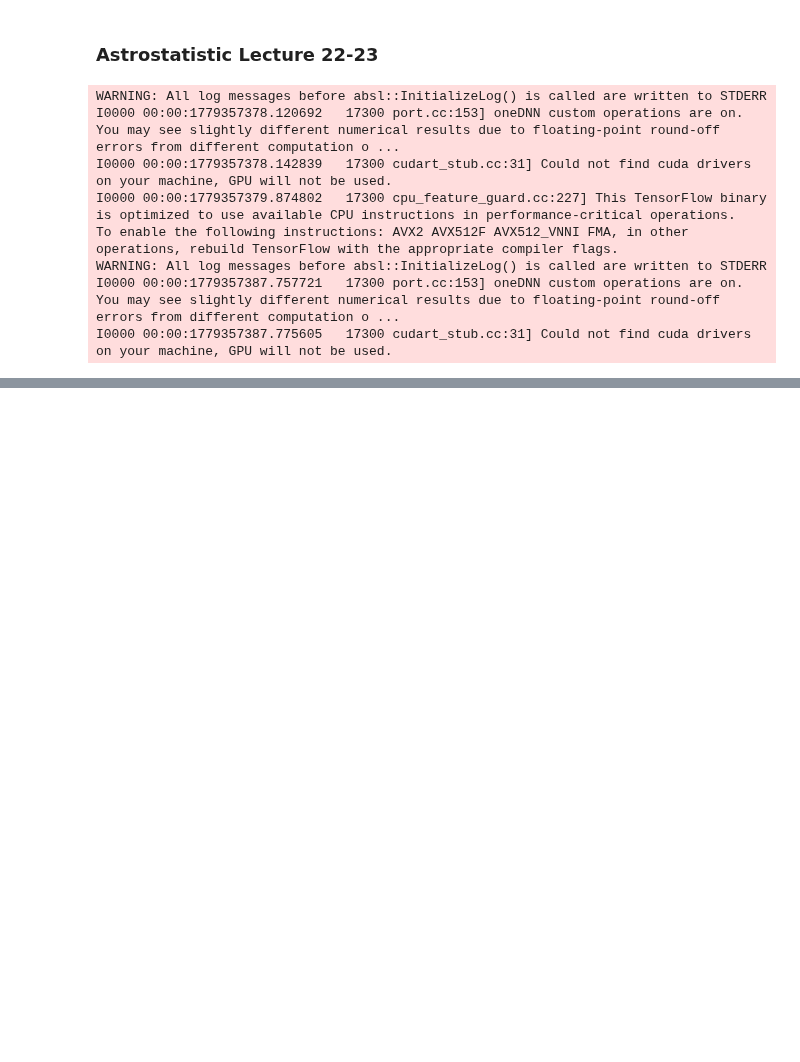
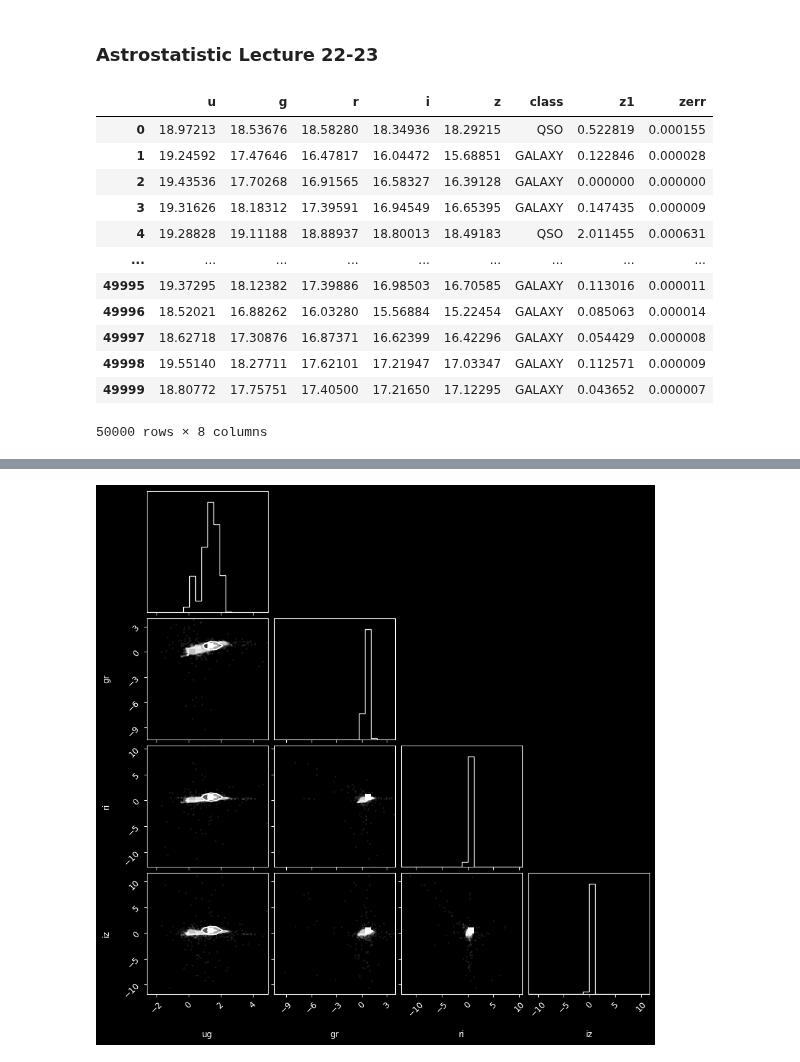
Before and after one commit to RiccardoFanton/astrostatistics_bicocca_2026, a Jupyter notebook: working/Lecture_22.ipynb, the cells around one changed output, grey strips where cells are left out. Drawn from its saved outputs; the diff is of its cells as text; code cells hidden in the pictures; blank space fills up the shorter version.

```diff
--- a/working/Lecture_22.ipynb
+++ b/working/Lecture_22.ipynb
@@ -1,18 +1,61 @@
 # %% [markdown]
 ### Astrostatistic Lecture 22-23
 # %%
-#il gulco gianilava la brava (Davide Gerosa 2026)
 import tensorflow as tf
-import torch
-import torch.nn as nn
-import torch.nn.functional as F
-import torch.utils.data as torchdata
+from tensorflow import keras
+from sklearn.model_selection import train_test_split
+from sklearn.metrics import roc_curve, auc
+from astroML.utils import completeness_contamination
+from sklearn.metrics import classification_report, roc_auc_score, confusion_matrix
+import matplotlib.pyplot as plt
+import numpy as np
+import pandas as pd
+import corner
+plt.rcParams['figure.facecolor'] = 'black' #custom plot stuff
+plt.rcParams['axes.facecolor'] = 'black'
+plt.rcParams['axes.edgecolor'] = 'white'
+plt.rcParams['axes.labelcolor'] = 'white'
+plt.rcParams['text.color'] = 'white'
+plt.rcParams['xtick.color'] = 'white'
+plt.rcParams['ytick.color'] = 'white'
+
+#Used the galaxy/quasar dataset
+data = pd.read_csv('/home/ricca/astrostat/astrostatistics_bicocca_2026/solutions/galaxyquasar.csv') #load data
+data
 # %% [output]
+|  | u | g | r | i | z | class | z1 | zerr |
+| 0 | 18.97213 | 18.53676 | 18.58280 | 18.34936 | 18.29215 | QSO | 0.522819 | 0.000155 |
+| 1 | 19.24592 | 17.47646 | 16.47817 | 16.04472 | 15.68851 | GALAXY | 0.122846 | 0.000028 |
+| 2 | 19.43536 | 17.70268 | 16.91565 | 16.58327 | 16.39128 | GALAXY | 0.000000 | 0.000000 |
+| 3 | 19.31626 | 18.18312 | 17.39591 | 16.94549 | 16.65395 | GALAXY | 0.147435 | 0.000009 |
+| 4 | 19.28828 | 19.11188 | 18.88937 | 18.80013 | 18.49183 | QSO | 2.011455 | 0.000631 |
+| ... | ... | ... | ... | ... | ... | ... | ... | ... |
+| 49995 | 19.37295 | 18.12382 | 17.39886 | 16.98503 | 16.70585 | GALAXY | 0.113016 | 0.000011 |
+| 49996 | 18.52021 | 16.88262 | 16.03280 | 15.56884 | 15.22454 | GALAXY | 0.085063 | 0.000014 |
+| 49997 | 18.62718 | 17.30876 | 16.87371 | 16.62399 | 16.42296 | GALAXY | 0.054429 | 0.000008 |
+| 49998 | 19.55140 | 18.27711 | 17.62101 | 17.21947 | 17.03347 | GALAXY | 0.112571 | 0.000009 |
+| 49999 | 18.80772 | 17.75751 | 17.40500 | 17.21650 | 17.12295 | GALAXY | 0.043652 | 0.000007 |
-WARNING: All log messages before absl::InitializeLog() is called are written to STDERR
-I0000 00:00:1779357378.120692   17300 port.cc:153] oneDNN custom operations are on. You may see slightly different numerical results due to floating-point round-off errors from different computation o ...
-I0000 00:00:1779357378.142839   17300 cudart_stub.cc:31] Could not find cuda drivers on your machine, GPU will not be used.
-I0000 00:00:1779357379.874802   17300 cpu_feature_guard.cc:227] This TensorFlow binary is optimized to use available CPU instructions in performance-critical operations.
-To enable the following instructions: AVX2 AVX512F AVX512_VNNI FMA, in other operations, rebuild TensorFlow with the appropriate compiler flags.
-WARNING: All log messages before absl::InitializeLog() is called are written to STDERR
-I0000 00:00:1779357387.757721   17300 port.cc:153] oneDNN custom operations are on. You may see slightly different numerical results due to floating-point round-off errors from different computation o ...
-I0000 00:00:1779357387.775605   17300 cudart_stub.cc:31] Could not find cuda drivers on your machine, GPU will not be used.
+50000 rows × 8 columns
+# %%
+#unpack the data into arrays (same as in lecture 19)
+z = data['z'].values
+u = data['u'].values
+g = data['g'].values
+r = data['r'].values
+i = data['i'].values
+z = data['z'].values
+cls = data['class'].values
+Target = (np.asarray(cls) != "GALAXY").astype("float32")
+
+#arrays for the color combinations
+u_g = u - g
+g_r = g - r
+r_i = r - i
+i_z = i - z
+
+staring_x = np.array([u_g, g_r, r_i, i_z]).T #array for the color combinations
+
+#recall the shape of the data we are working on
+corner.corner(staring_x, labels=['ug', 'gr', 'ri', 'iz'])
+plt.show()
+# %% [output]
@@ -18,0 +68 @@ I0000 00:00:1779357387.775605   17300 cudart_stub.cc:31] Could not find cuda dri
+[figure, added]
```
Also changed, not shown: parts of 6 cells of this notebook.
